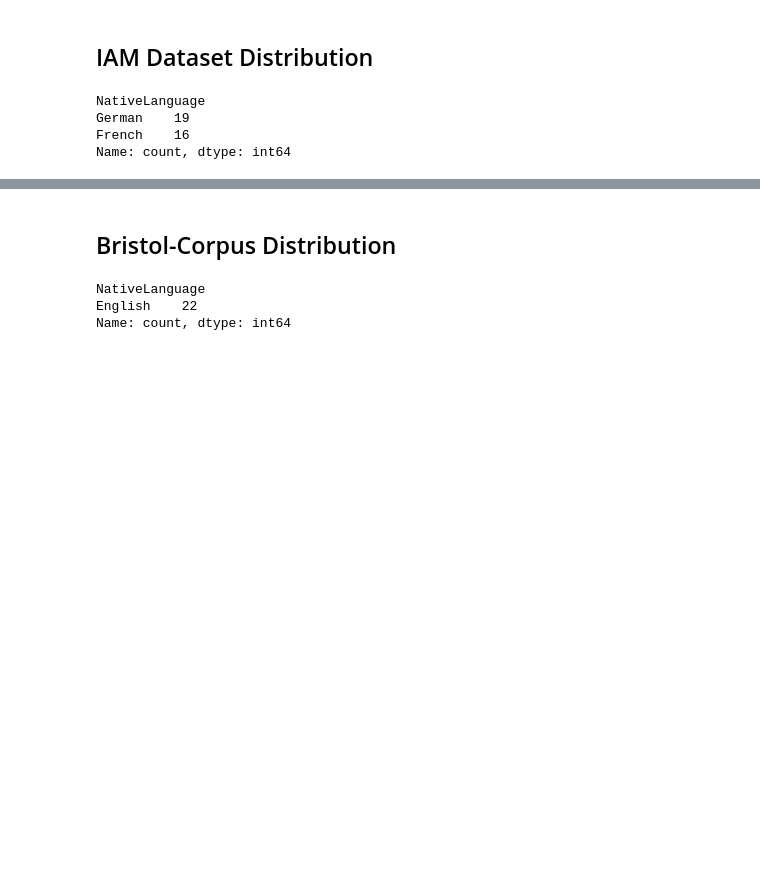
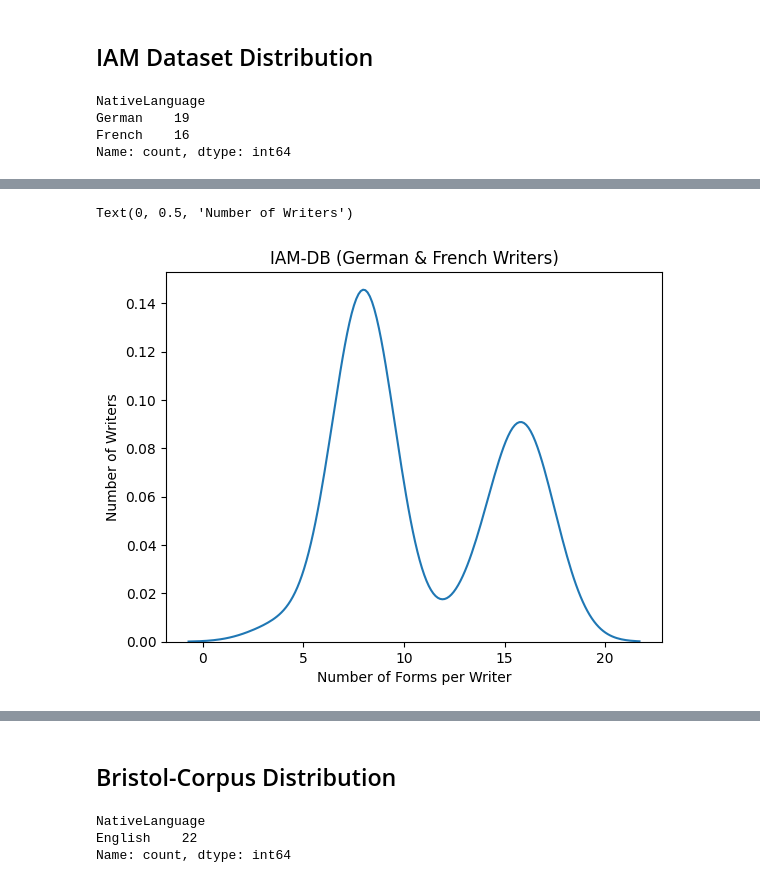
Before and after one commit to Simmmyirmm/Handwriting-Native-Language-Detection, a Jupyter notebook: Sentence-Segmentation/Dataset_Distribution.ipynb, the cells around one changed output, grey strips where cells are left out. Drawn from its saved outputs; the diff is of its cells as text; code cells hidden in the pictures; blank space fills up the shorter version.

Commit message:
Updated the Corrected Version of Dataset Distribution File

```diff
--- a/Sentence-Segmentation/Dataset_Distribution.ipynb
+++ b/Sentence-Segmentation/Dataset_Distribution.ipynb
@@ -22,3 +27,11 @@ NativeLanguage
 German    19
 French    16
 Name: count, dtype: int64
+# %%
+# iam_writer_info['num_form'] = np.vectorize(extract_form_number)(iam_writer_info['images_path'])
+feature_store = pd.read_csv('../Final-Version/Final-Data/All-Writers-Feature-Vectors-GrayScale.csv', index_col=[0])
+iam_dist_df = feature_store[['name','form']]
+iam_dist_df = pd.merge(iam_dist_df, iam_writer_info[['name', 'NativeLanguage']], how='inner', on='name')
+iam_dist_df = iam_dist_df.rename(columns={'form':'image'})
+iam_dist_df['form'] = np.vectorize(extract_form)(iam_dist_df['image'])
+iam_dist_df
@@ -24,0 +52,6 @@ Name: count, dtype: int64
+# %%
+iam_form_grouped = iam_dist_df.drop_duplicates(subset=['form'],keep='first')
+iam_form_grouped['cnt'] = 1
+
+form_per_class_group = iam_form_grouped.groupby(['NativeLanguage', 'name'], as_index=False).sum()
+display(form_per_class_group)
@@ -24,0 +81,11 @@ Name: count, dtype: int64
+# %%
+# fig, axes = plt.subplots(1, 2, figsize=(12, 5))
+
+# sns.histplot(data=form_per_class_group['cnt'], kde=True, ax=axes[0], bins=5, color="skyblue")
+sns.kdeplot(data=form_per_class_group['cnt'], bw_adjust=0.8)
+plt.title("IAM-DB (German & French Writers)")
+plt.xlabel("Number of Forms per Writer")
+plt.ylabel("Number of Writers")
+# %% [output]
+Text(0, 0.5, 'Number of Writers')
+[figure, added]
```
Also changed, not shown: parts of 9 cells of this notebook.
